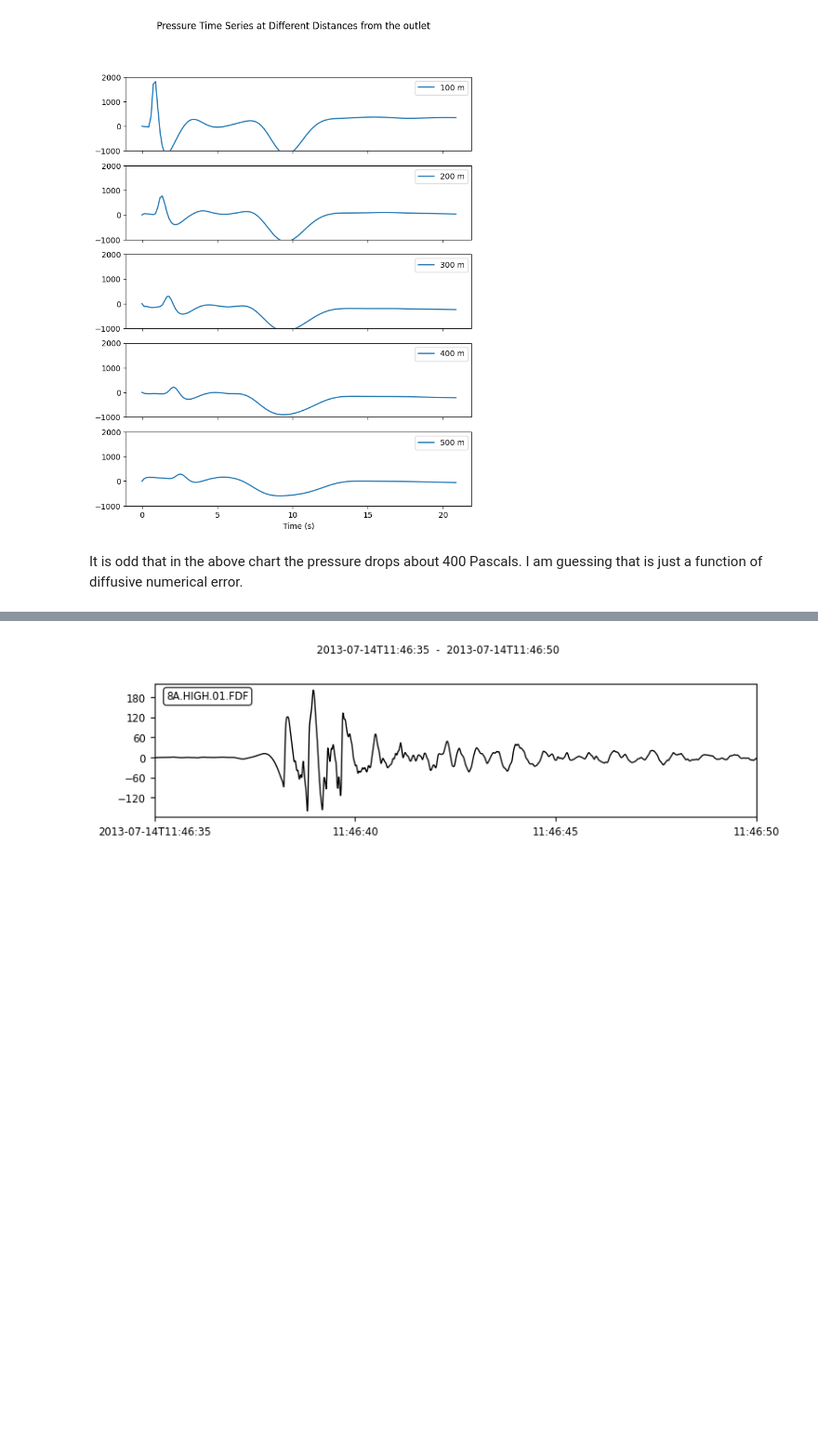
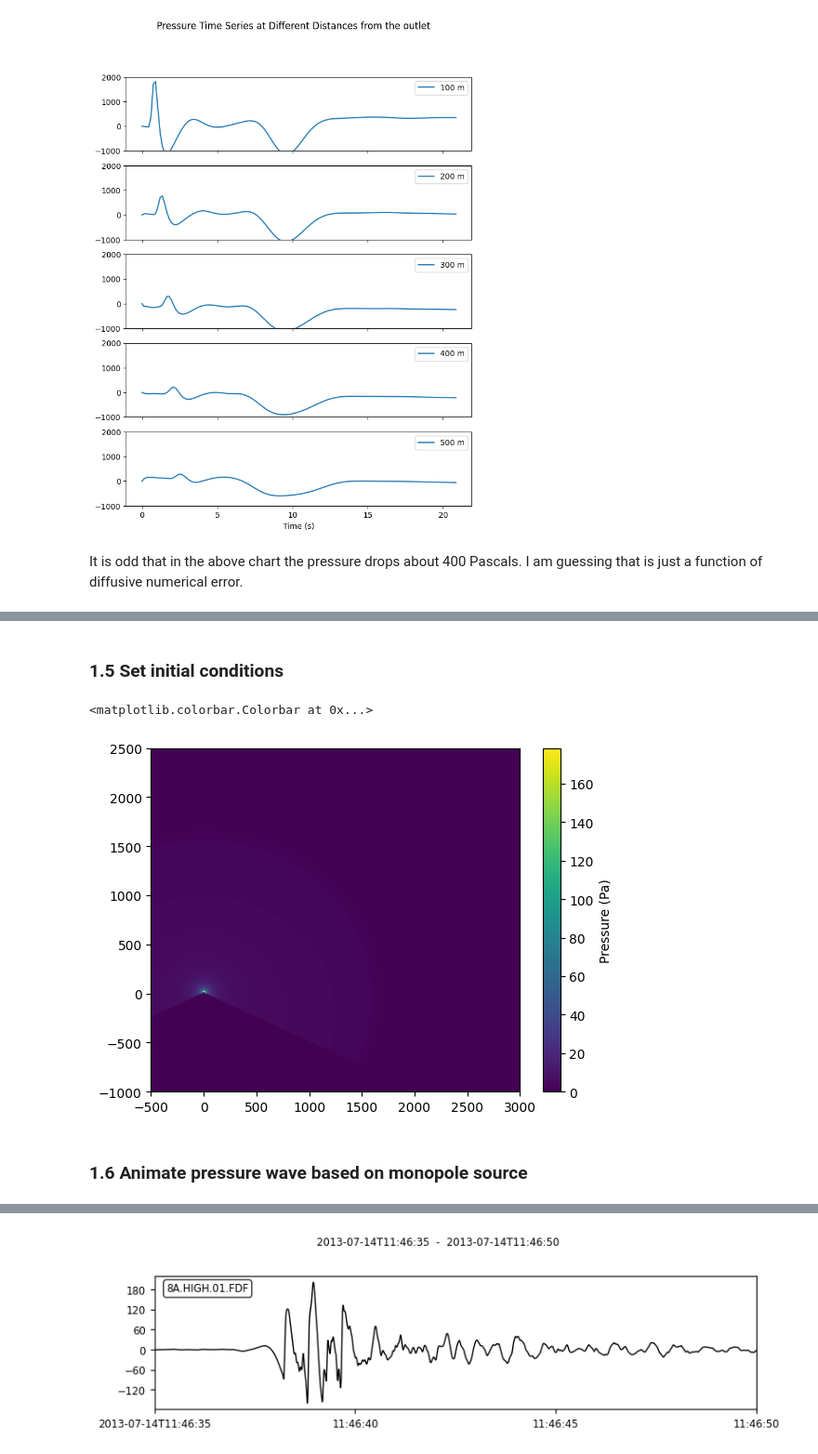
Before and after one commit to paxtonsc/volcano-sims, a Jupyter notebook: notebooks/2025.04.28.experiments.ipynb, the cells around one changed output, grey strips where cells are left out. Shown at 93% size. Drawn from its saved outputs; the diff is of its cells as text; code cells hidden in the pictures; blank space fills up the shorter version.

Commit message:
Not nearlly enough pressure

```diff
--- a/notebooks/2025.04.28.experiments.ipynb
+++ b/notebooks/2025.04.28.experiments.ipynb
@@ -292,0 +352,69 @@ It is odd that in the above chart the pressure drops about 400 Pascals. I am gue
+# %% [markdown]
+### 1.5 Set initial conditions
+# %%
+from scipy.interpolate import interp1d
+
+solver_func = get_local_solver_from_index_func("eruption_model", "tungurahua_rad_5_v23_conduit")
+
+u_vec = []
+t_vec = []
+R = 5 # m
+
+for i in range(0, 100, 1):
+    solver = solver_func(i)
+    momentum = solver.state_coeffs[:,:,solver.physics.get_momentum_slice()]
+    rho = np.sum(solver.state_coeffs[:, :, solver.physics.get_mass_slice()],axis=2,keepdims=True)
+
+    # Define velocity as momentum divided by density. "velocity" when computed as an additional state variable appears to be an absolute value.
+    u = momentum.ravel() / rho.ravel()
+
+    # Take only the exit velocity
+    u_vec.append(np.maximum(u[-1], 0))
+    t_vec.append(solver.time)
+
+
+Q_dot = np.pi * R**2 * np.array(u_vec) # m^3/s
+
+def Q_dot_func(t):
+    if t < t_vec[0] or t > t_vec[-1]:
+        return 0
+
+    # Create interpolator for each grid point
+    interpolator = interp1d(t_vec, Q_dot, kind='linear', fill_value="extrapolate")
+
+    # Evaluate at time t
+    interpolated_Q = interpolator(t)
+
+    # Linear interpolation
+    return interpolated_Q
+
+
+def relative_pressure(t, x, y):
+    r = np.sqrt(x**2 + y**2)
+    rho = density(y)
+
+    return rho * Q_dot_func(t - r / sound_speed(y)) / (np.pi * 4 * r)
+
+N = 250
+pressure_array = np.zeros((N, N))
+
+x_low, x_upper = -500, 3000
+y_low, y_upper = -1000, 2500
+
+for i in range(N):
+    for j in range(N):
+        x = x_low + (x_upper - x_low) * i / N
+        y = y_low + (y_upper - y_low) * j / N
+
+        if point_in_volcano(x, y):
+            continue
+
+        pressure_array[j][i] = relative_pressure(6, x, y)
+
+plt.imshow(pressure_array, extent=[x_low, x_upper, y_low, y_upper], aspect='auto', origin='lower')
+plt.colorbar(label='Pressure (Pa)')
+# %% [output]
+<matplotlib.colorbar.Colorbar at 0x...>
+[figure, added]
+# %% [markdown]
+### 1.6 Animate pressure wave based on monopole source
```
Also changed, not shown: parts of 6 cells of this notebook.
